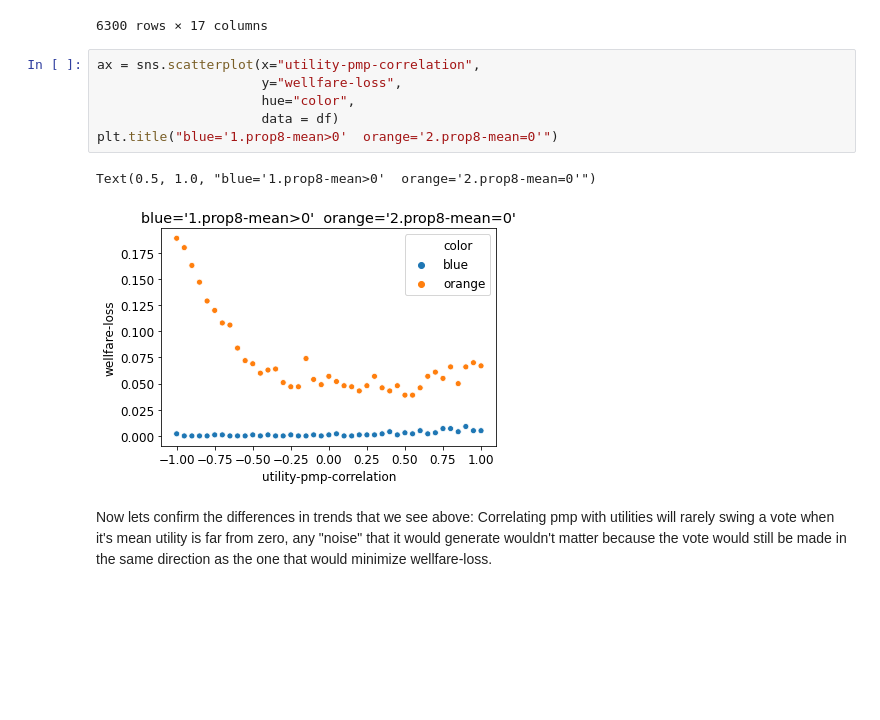
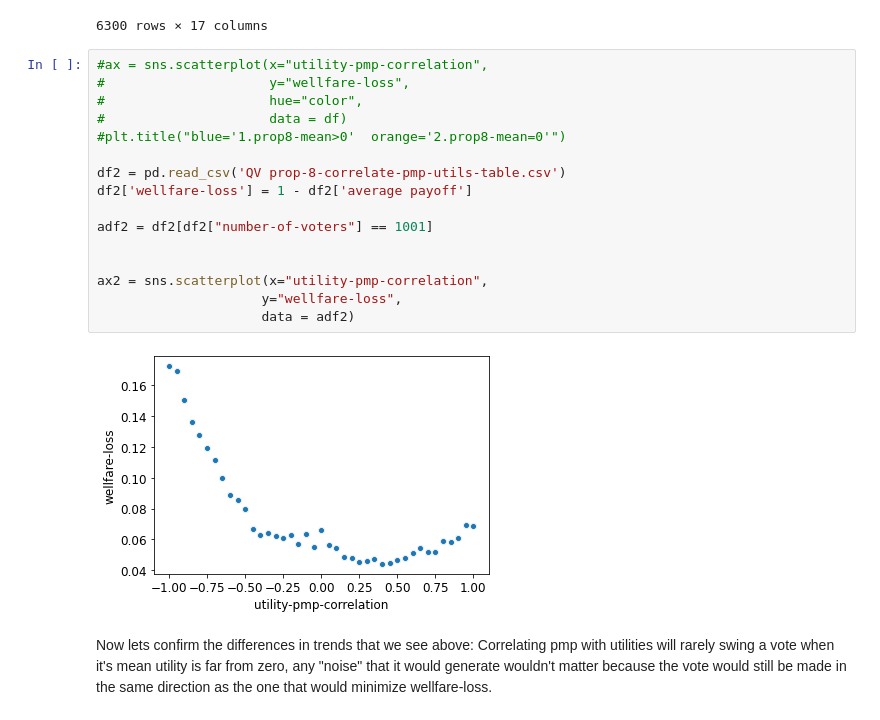
Before and after one commit to jzkelter/QV, a Jupyter notebook: data-analysis/analysis-future-work/QV Prop8 correlating pmp with utilities.ipynb, the cells around one changed output. Cells and saved outputs as stored; diff of their text form; blank space fills up the shorter version.

Commit message:
Final data changes and orginization

```diff
--- a/data-analysis/analysis-future-work/QV Prop8 correlating pmp with utilities.ipynb
+++ b/data-analysis/analysis-future-work/QV Prop8 correlating pmp with utilities.ipynb
@@ -56,13 +56,22 @@ display(df2)
 | 6299 | 6300 | False | 0.1 | 1 | 0 | ... |
 6300 rows × 17 columns
 # %%
-ax = sns.scatterplot(x="utility-pmp-correlation",
+#ax = sns.scatterplot(x="utility-pmp-correlation",
+#                     y="wellfare-loss",
+#                     hue="color",
+#                     data = df)
+#plt.title("blue='1.prop8-mean>0'  orange='2.prop8-mean=0'")
+
+df2 = pd.read_csv('QV prop-8-correlate-pmp-utils-table.csv')
+df2['wellfare-loss'] = 1 - df2['average payoff']
+
+adf2 = df2[df2["number-of-voters"] == 1001]
+
+
+ax2 = sns.scatterplot(x="utility-pmp-correlation",
                      y="wellfare-loss",
-                     hue="color",
-                     data = df)
-plt.title("blue='1.prop8-mean>0'  orange='2.prop8-mean=0'")
+                     data = adf2)
 # %% [output]
-Text(0.5, 1.0, "blue='1.prop8-mean>0'  orange='2.prop8-mean=0'")
-[figure, old version]
+[figure, new version]
 # %% [markdown]
 Now lets confirm the differences in trends that we see above: Correlating pmp with utilities will rarely swing a vote when it's mean utility is far from zero, any "noise" that it would generate wouldn't matter because the vote would still be made in the same direction as the one that would minimize wellfare-loss.
```
Also changed, not shown: parts of 7 cells of this notebook, 44 other files.
